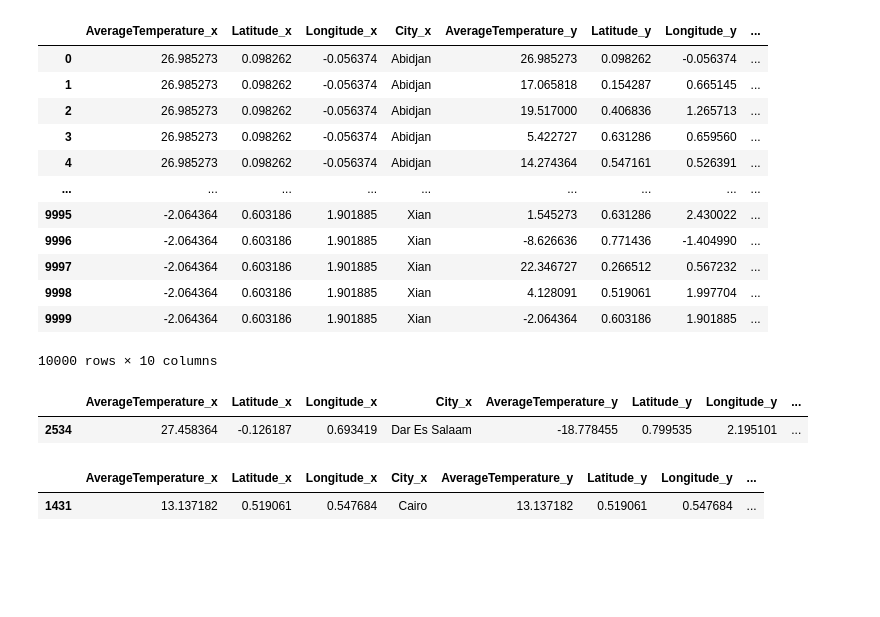
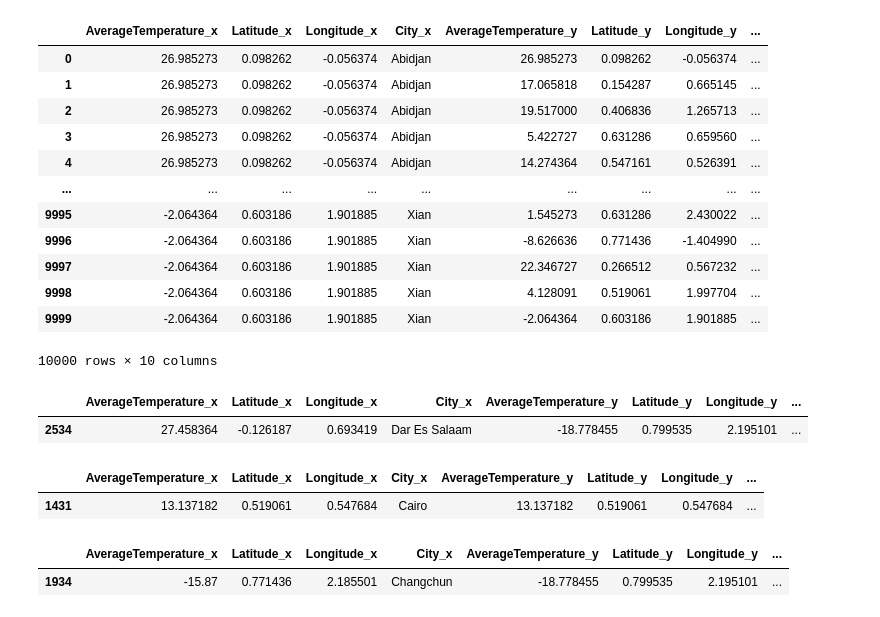
Before and after one commit to SergiusMagnus/Python-For-Data-Analysis, a Jupyter notebook: Exam/Exam.ipynb, the cells around one changed output. Drawn from its saved outputs; the diff is of its cells as text; code cells hidden in the pictures; blank space fills up the shorter version.

```diff
--- a/Exam/Exam.ipynb
+++ b/Exam/Exam.ipynb
@@ -119,7 +119,8 @@ df
 10000 rows × 8 columns
 # %%
 # df['Distance'] = np.sqrt((df['Latitude_x'] - df['Latitude_y']) ** 2 + (df['Longitude_x'] - df['Longitude_y']) ** 2)
-df['Distance'] = np.arcsin(np.sin((df['Latitude_y'] - df['Latitude_x']) / 2) ** 2 + np.cos(df['Latitude_x']) * np.cos(df['Latitude_y']) * np.sin(df['Longitude_y'] - df['Longitude_x']) ** 2) * 6371
+df['Distance'] = np.arcsin(np.sqrt(np.sin((df['Latitude_y'] - df['Latitude_x']) / 2) ** 2 + np.cos(df['Latitude_x']) * np.cos(df['Latitude_y']) * np.sin(df['Longitude_y'] - df['Longitude_x']) ** 2)) * 6371 * 2
+df['Distance'] = np.arcsin(np.sqrt(np.sin((df['Latitude_y'] - df['Latitude_x']) / 2) ** 2 + np.cos(df['Latitude_x']) * np.cos(df['Latitude_y']) * np.sin(df['Longitude_y'] - df['Longitude_x']) ** 2)) * 6371 * 2
 df
 # %% [output]
 |  | AverageTemperature_x | Latitude_x | Longitude_x | City_x | AverageTemperature_y | Latitude_y | Longitude_y | ... |
@@ -162,3 +163,8 @@ df.loc[df['City_x'] != df['City_y']].nsmallest(columns='Distance', n=1)
 # %% [output]
 |  | AverageTemperature_x | Latitude_x | Longitude_x | City_x | AverageTemperature_y | Latitude_y | Longitude_y | ... |
 | 1431 | 13.137182 | 0.519061 | 0.547684 | Cairo | 13.137182 | 0.519061 | 0.547684 | ... |
+# %%
+df.loc[df['Distance'] != 0].nsmallest(columns='Distance', n=1)
+# %% [output]
+|  | AverageTemperature_x | Latitude_x | Longitude_x | City_x | AverageTemperature_y | Latitude_y | Longitude_y | ... |
+| 1934 | -15.87 | 0.771436 | 2.185501 | Changchun | -18.778455 | 0.799535 | 2.195101 | ... |
```
Also changed, not shown: parts of 1 cell of this notebook.
